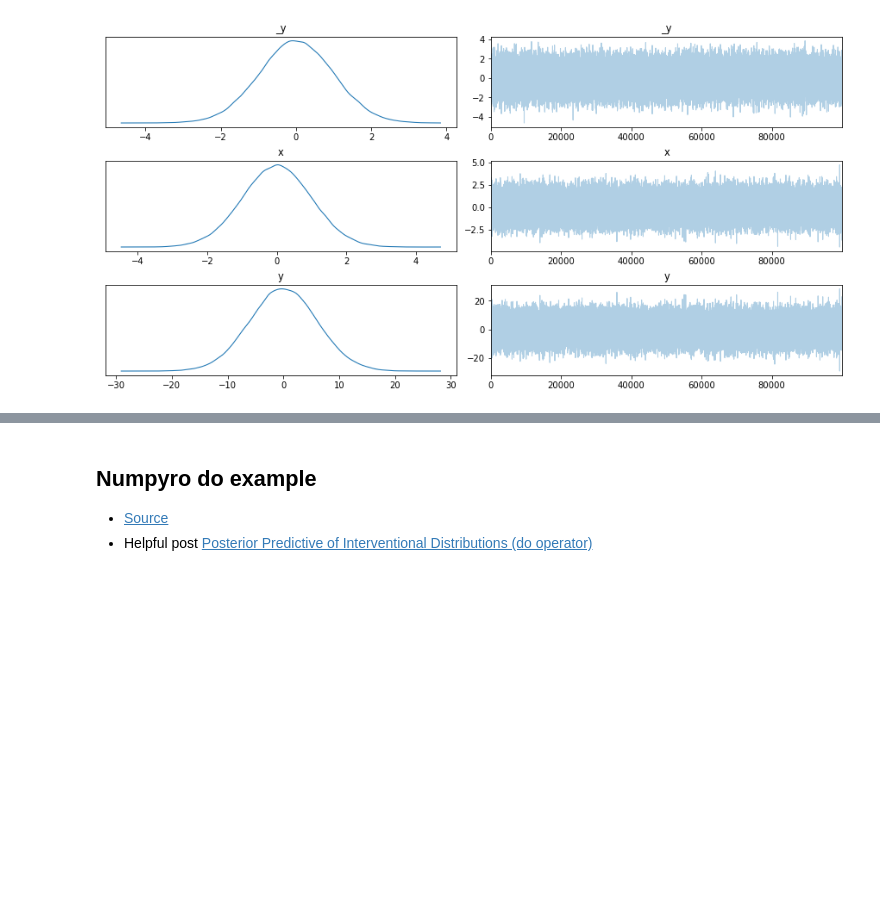
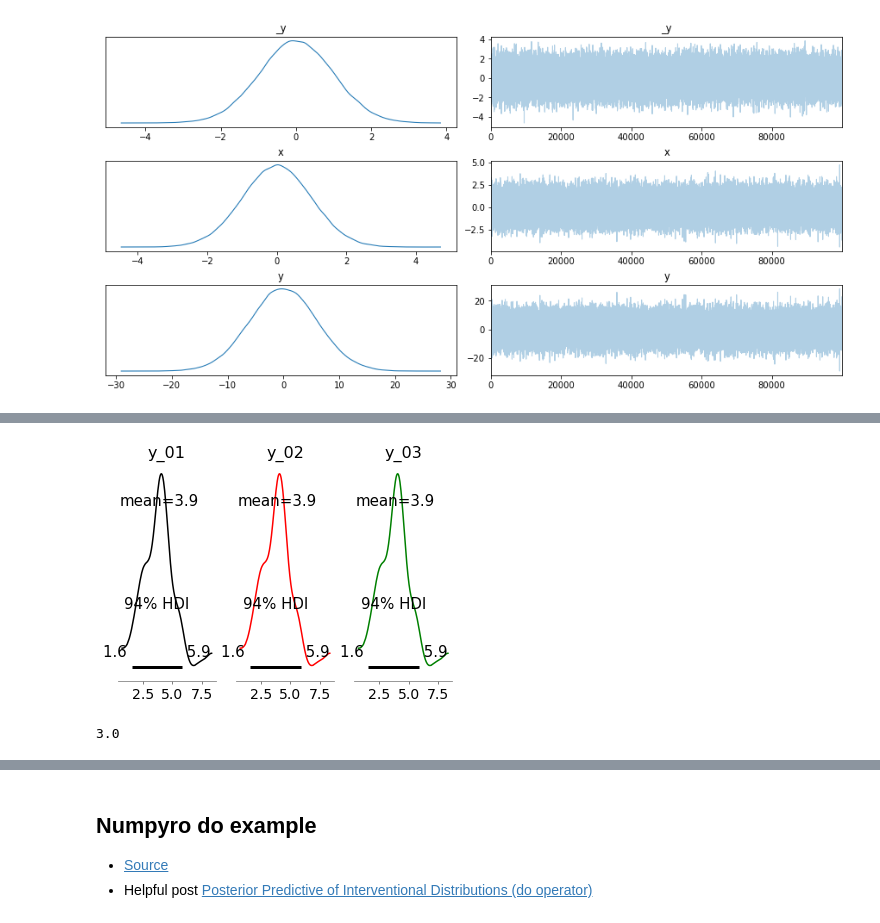
Before and after one commit to bdatko/numpyro_play, a Jupyter notebook: notebooks/Causal_Inference_Toy_Example.ipynb, the cells around one changed output, grey strips where cells are left out. Cells and saved outputs as stored; diff of their text form; code cells hidden in the pictures; blank space fills up the shorter version.

```diff
--- a/notebooks/Causal_Inference_Toy_Example.ipynb
+++ b/notebooks/Causal_Inference_Toy_Example.ipynb
@@ -630,0 +723,10 @@ az.plot_trace(ds_d0);
+# %%
+fig, ax = plt.subplots(1, 3)
+for k, c, a in zip(["y_01", "y_02", "y_03"], ["k", "r", "g"], ax.flatten()):
+    az.plot_posterior(data_joint, var_names=k, ax=a, color=c, skipna=True)
+# %% [output]
+[figure, added]
+# %%
+intervention
+# %% [output]
+3.0
```
Also changed, not shown: parts of 12 cells of this notebook, 5 other files.
